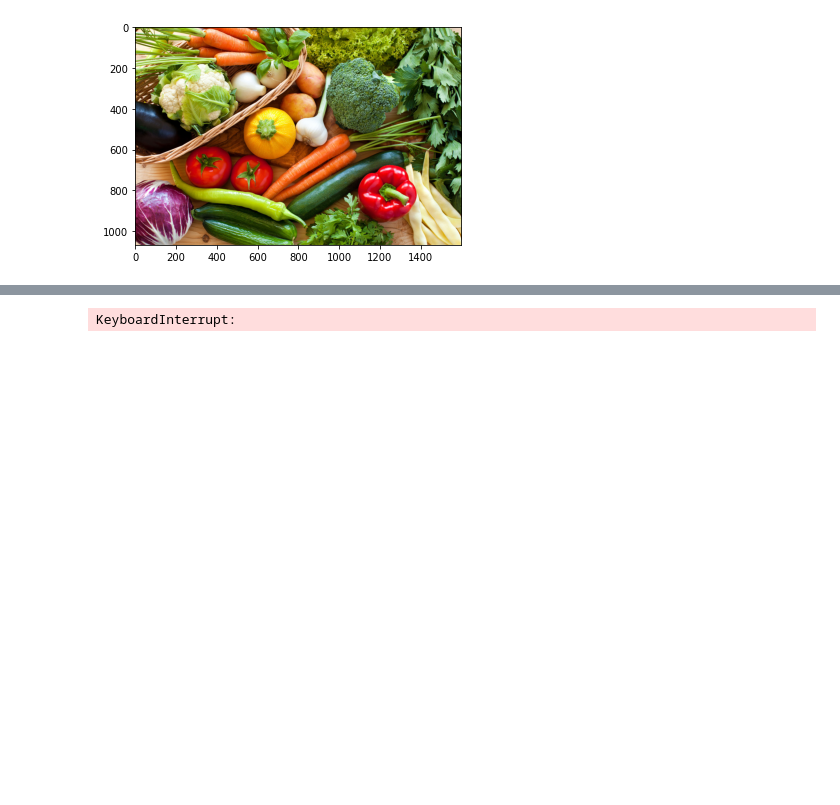
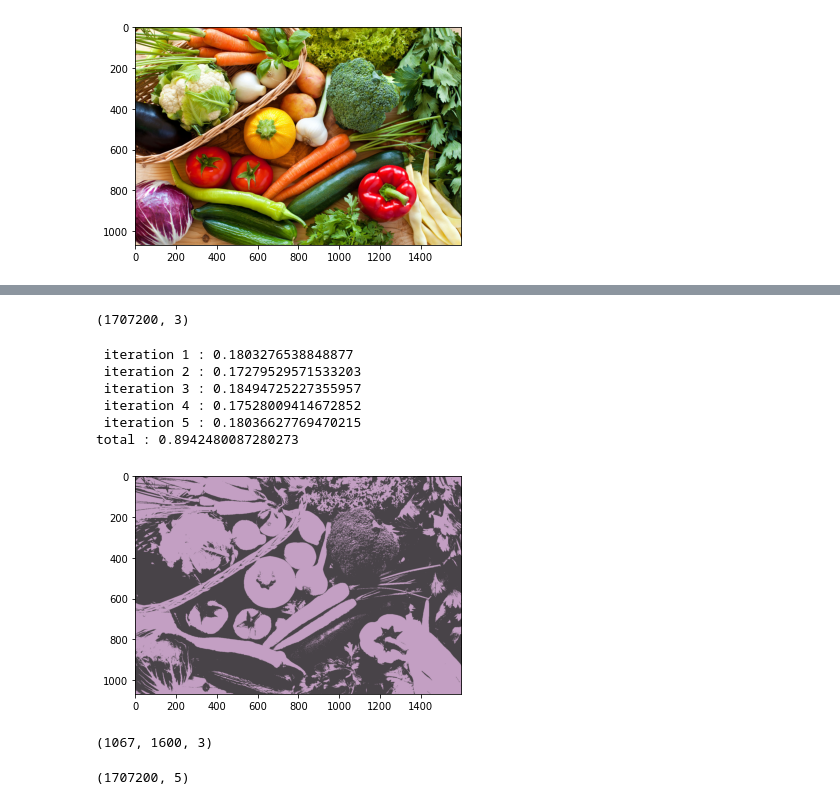
Before and after one commit to ShubhamPandey28/Academic-trash, a Jupyter notebook: CS-669/Assignment_2/Untitled.ipynb, the cells around one changed output, grey strips where cells are left out. Saved outputs shown, nothing was run; the diff lists cells and outputs as text; code cells hidden in the pictures; blank space fills up the shorter version.

```diff
--- a/CS-669/Assignment_2/Untitled.ipynb
+++ b/CS-669/Assignment_2/Untitled.ipynb
@@ -163,0 +248,29 @@ def preprocess1(image):
+# %%
+def preprocess1(image):
+    x, y, z = image.shape
+    data = []
+    cnt = 0
+    image = image.astype(np.float64)
+    image = image/127.5 -1 # normalizing
+    for i in range(x):
+        for j in range(y):
+            data.append(convert2point(image[i][j], cnt,i, j))
+            cnt+=1
+    return data
+
+def preprocess(image):
+    image = image.astype(np.float64)
+    image = image/127.5 -1
+    return np.array(list(zip(image[:,:,0].flatten(),image[:,:,1].flatten(),image[:,:,0].flatten())))
+
+def preprocess2(image):
+    image = image.astype(np.float64)
+    image = image/127.5 -1
+    xs = []
+    ys = []
+    for i in range(image.shape[0]):
+        for j in range(image.shape[1]):
+            xs.append(i)
+            ys.append(j)
+    xs, ys = np.array(xs)/(1067./2) -1, np.array(ys)/800 -1
+    return np.array(list(zip(image[:,:,0].flatten(),image[:,:,1].flatten(),image[:,:,0].flatten(), xs, ys)))
@@ -164,6 +292,33 @@ def preprocess1(image):
 # %%
-img_data = preprocess1(image)
+img_data = preprocess(image)
+img_data.shape
+# %% [output]
+(1707200, 3)
-# %%
-solve_for_data(img_data)
-# %% [output]
-KeyboardInterrupt:
+# %%
+centroids, cluster = kmeans(img_data, 2)
+# %% [output]
+ iteration 1 : 0.1803276538848877
+ iteration 2 : 0.17279529571533203
+ iteration 3 : 0.18494725227355957
+ iteration 4 : 0.17528009414672852
+ iteration 5 : 0.18036627769470215
+total : 0.8942480087280273
+# %%
+seg_img = segmented_image(img_data.shape, centroids, cluster,image.shape)
+# %%
+def show_image(seg_img):
+    seg_img = (seg_img+1)*127.5
+    seg_img = seg_img.astype(np.uint64)
+    plt.imshow(seg_img)
+show_image(seg_img)
+# %% [output]
+[figure, added]
+# %%
+image.shape
+# %% [output]
+(1067, 1600, 3)
+# %%
+img_data2 = preprocess2(image)
+img_data2.shape
+# %% [output]
+(1707200, 5)
```
Also changed, not shown: parts of 10 cells of this notebook, 2 other files.
